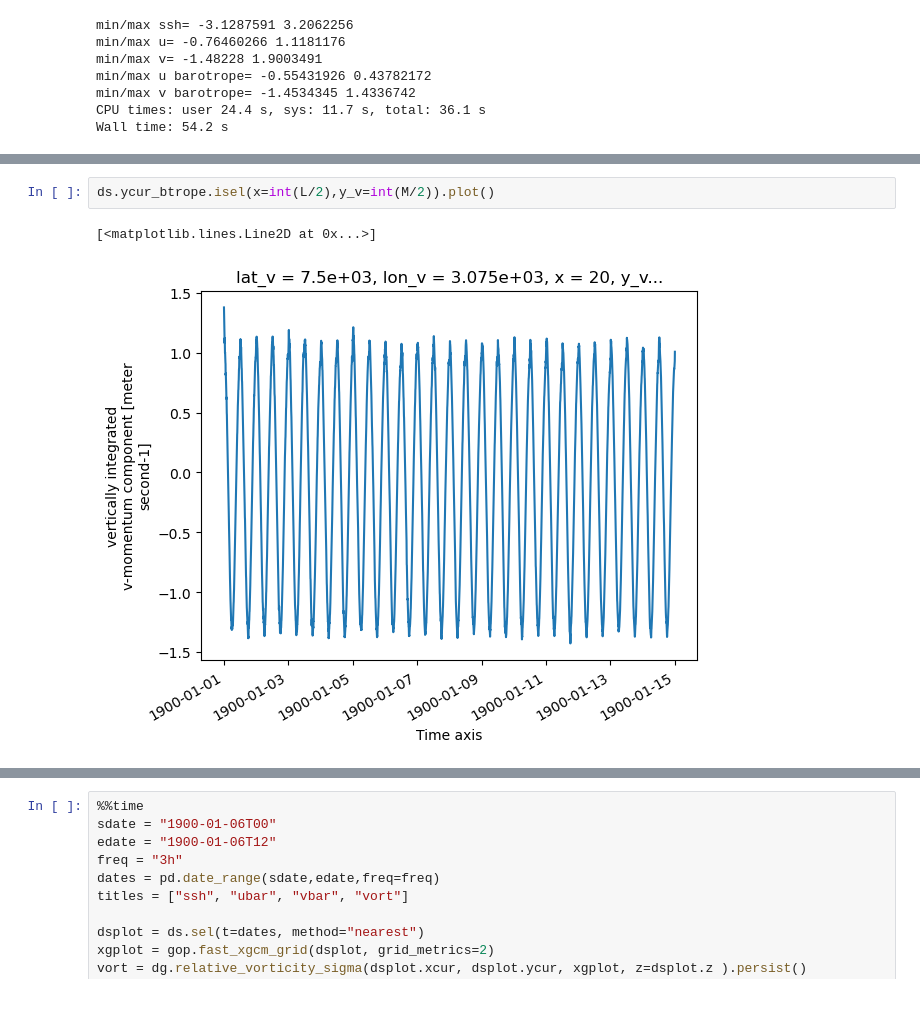
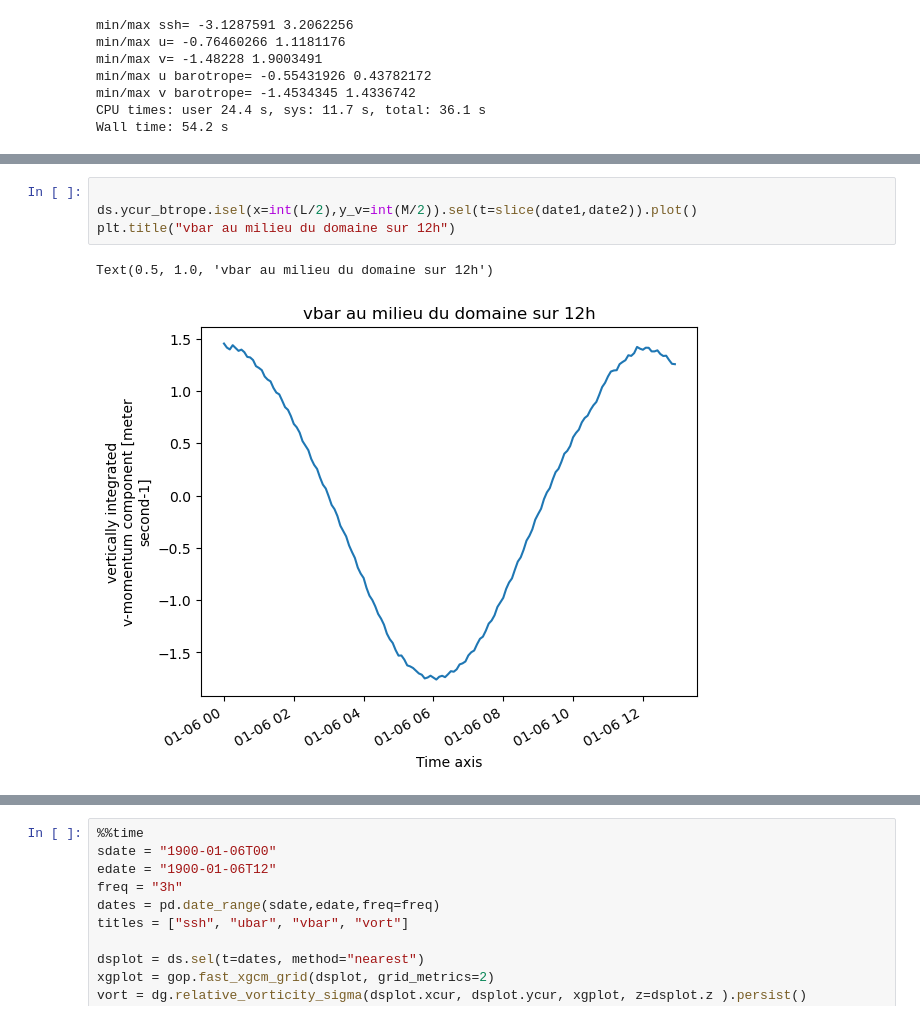
Before and after one commit to apatlpo/iroise_sandbank, a Jupyter notebook: croco/diags.ipynb, the cells around one changed output, grey strips where cells are left out. Saved outputs shown, nothing was run; the diff lists cells and outputs as text.

```diff
--- a/croco/diags.ipynb
+++ b/croco/diags.ipynb
@@ -138,5 +134,7 @@ ds.z_sfc.isel(x=int(L/2),y=int(M/2)).sel(t=slice(date1,date2)).plot()
 # %%
-ds.ycur_btrope.isel(x=int(L/2),y_v=int(M/2)).plot()
+
+ds.ycur_btrope.isel(x=int(L/2),y_v=int(M/2)).sel(t=slice(date1,date2)).plot()
+plt.title("vbar au milieu du domaine sur 12h")
 # %% [output]
-[<matplotlib.lines.Line2D at 0x...>]
+Text(0.5, 1.0, 'vbar au milieu du domaine sur 12h')
-[figure, old version]
+[figure, new version]
```
Also changed, not shown: parts of 8 cells of this notebook, 1 other file.
